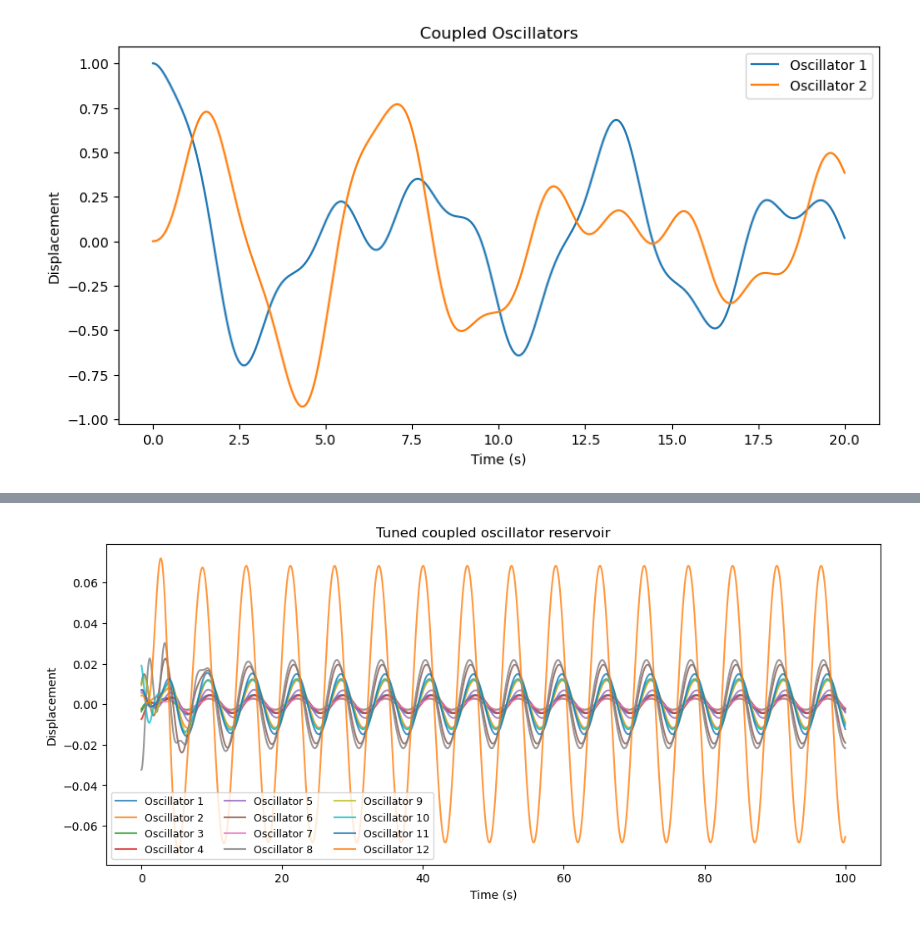
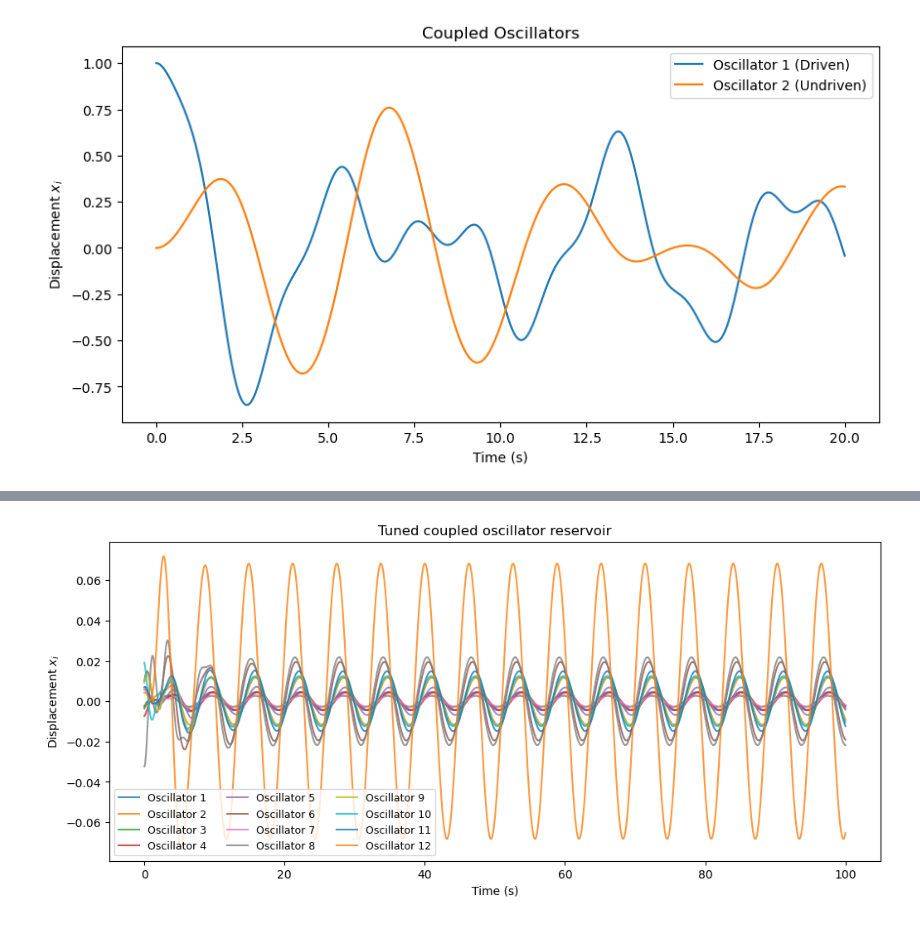
Before and after one commit to apoorvakhairnar/the_curious_notebook, a Jupyter notebook: modules/dynamics_that_compute/01_coupled_oscillator_reservoir/notebook.ipynb, the cells around one changed output, grey strips where cells are left out. Saved outputs shown, nothing was run; the diff lists cells and outputs as text; code cells hidden in the pictures.

Commit message:
modified:   .gitignore 	modified:   _quarto.yml 	modified:   modules/dynamics_that_compute/01_coupled_oscillator_reservoir/notebook.ipynb

```diff
--- a/modules/dynamics_that_compute/01_coupled_oscillator_reservoir/notebook.ipynb
+++ b/modules/dynamics_that_compute/01_coupled_oscillator_reservoir/notebook.ipynb
@@ -119,35 +126,35 @@ def coupled_oscillators(t, y, k, m, beta, c12, F0_1, F0_2, omega_d_1, omega_d_2)
     F2 = F0_2 * np.sin(omega_d_2 * t)
     dx1dt = v1
     dv1dt = -beta * v1 - (k/m) * x1 + c12 * (x2 - x1) + F1 / m
     dx2dt = v2
     dv2dt = -beta * v2 - (k/m) * x2 + c12 * (x1 - x2) + F2 / m
     return [dx1dt, dv1dt, dx2dt, dv2dt]
 
 # Parameters for coupled oscillators
 k = 1.0  # Coupling strength
 m = 1.0  # Mass of each oscillator
 omega = np.sqrt(k / m)  # Natural frequency of each oscillator
 beta = 0.1  # Damping coefficient for underdamped case
 c12 = 0.5  # Coupling constant
 F0_1 = 1.0  # Amplitude of driving force for oscillator 1
-F0_2 = 1.0  # Amplitude of driving force for oscillator 2
+F0_2 = 0.0  # Amplitude of driving force for oscillator 2
 omega_d_1 = np.pi  # Driving frequency for oscillator 1
 omega_d_2 = np.pi  # Driving frequency for oscillator 2
 y0 = [1.0, 0.0, 0.0, 0.0]  # Initial conditions: [x1, v1, x2, v2]
 t_span = (0, 20)
 t_eval = np.linspace(*t_span, 1000)
 
 # Solve the coupled oscillators
 sol = solve_ivp(coupled_oscillators, t_span, y0, args=(k, m, beta, c12, F0_1, F0_2, omega_d_1, omega_d_2), t_eval=t_eval)
 
 # Plotting the coupled oscillators
 plt.figure(figsize=(10, 5))
-plt.plot(sol.t, sol.y[0], label='Oscillator 1')
-plt.plot(sol.t, sol.y[2], label='Oscillator 2')
+plt.plot(sol.t, sol.y[0], label='Oscillator 1 (Driven)')
+plt.plot(sol.t, sol.y[2], label='Oscillator 2 (Undriven)')
 plt.title('Coupled Oscillators')
 plt.xlabel('Time (s)')
-plt.ylabel('Displacement')
+plt.ylabel('Displacement $x_i$')
 plt.legend()
 plt.show()
 # %% [output]
-[figure, old version]
+[figure, new version]
```
Also changed, not shown: parts of 28 cells of this notebook, 2 other files.
